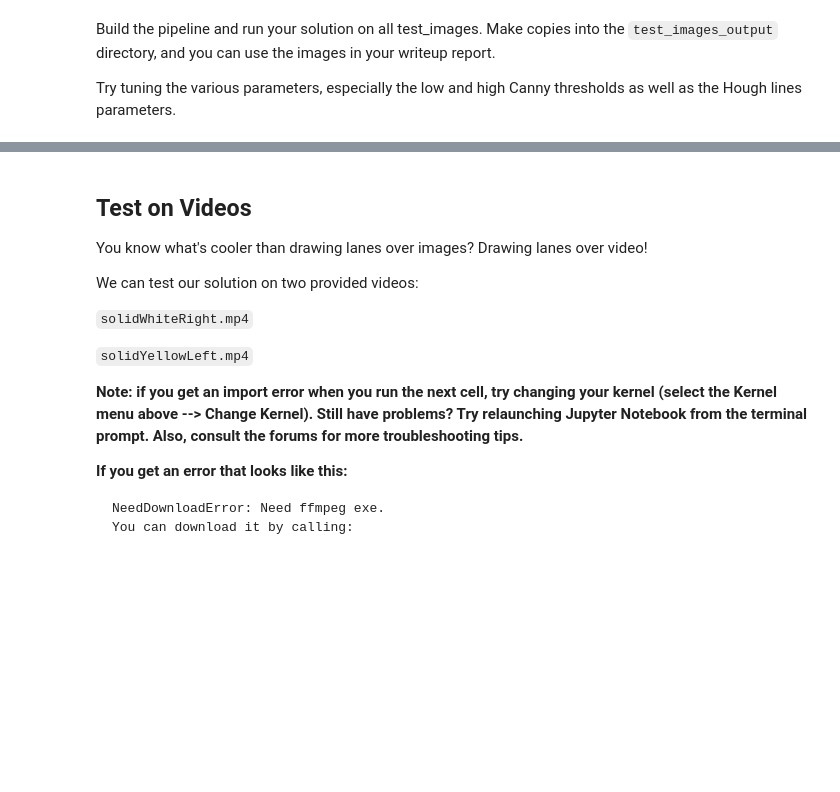
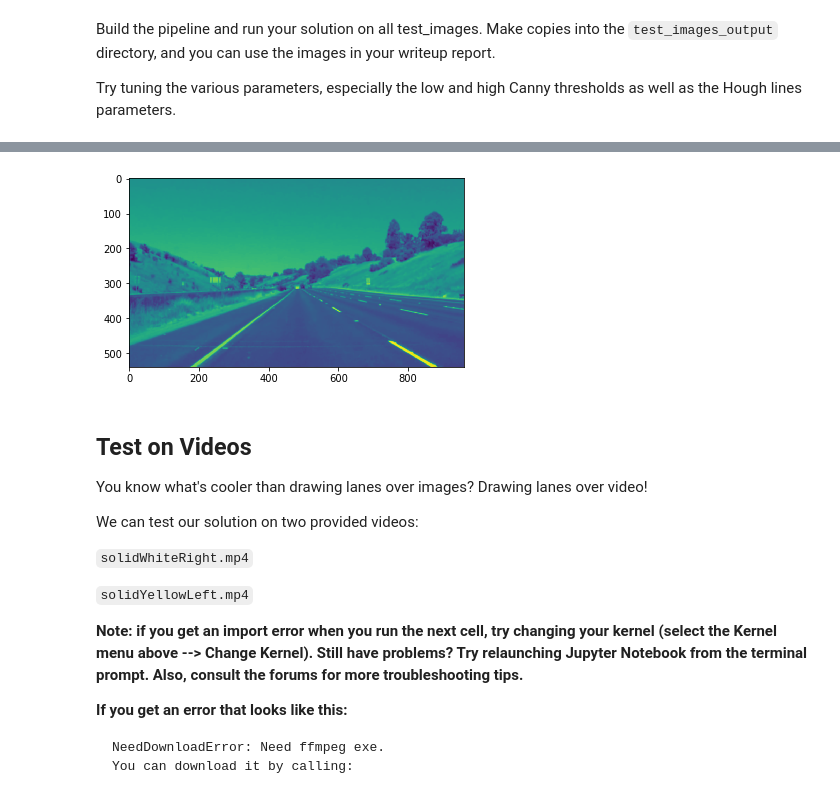
Before and after one commit to fouliex/SelfDrivingCarFindingLaneLine, a Jupyter notebook: P1.ipynb, the cells around one changed output, grey strips where cells are left out. Drawn from its saved outputs; the diff is of its cells as text; code cells hidden in the pictures; blank space fills up the shorter version.

Commit message:
Building the lane finding pipeline(Work in Progress)

```diff
--- a/P1.ipynb
+++ b/P1.ipynb
@@ -186,0 +195,77 @@ Try tuning the various parameters, especially the low and high Canny thresholds
+# %%
+# TODO: Build your pipeline that will draw lane lines on the test_images
+# then save them to the test_images_output directory.
+
+class HoughTransform:
+    # Distance resolution in pixels of the Hough grid
+    rho = 0
+    # Angular resolution in radians of the Hough grid
+    theta = 0
+    # Minimum number of votes which is the interections in Hough grid cell
+    threshold = 0
+    # Minimum number of pixels making up a line
+    min_line_length = 0
+    # Maximum gap in pixels between connectable line segments
+    max_line_gap = 0
+
+    def __init__(self,rho,theta,threshold,min_line_length,max_line_gap):
+        self.rho = rho
+        self.theta = theta
+        self.threshold = threshold
+        self.min_line_length = min_line_length
+        self.max_line_gap = max_line_gap
+
+    def get_rho(self):
+        return self.__rho
+
+
+
+def process_lane_finding(image_file_location,kernel_size,canny_low_threshold,canny_high_threshold,houghTransform):
+    print(houghTransform.rho)
+    print("Image File Location:" + image_file_location)
+
+    # Grayscale the image
+    image_file = mpimg.imread(image_file_location)
+    gray_image = grayscale(image_file)
+
+    # Apply a Gaussian smoothing with a kernel size
+    gaussian_smoothing_image = gaussian_blur(gray_image,kernel_size)
+
+    # Apply Canny transform
+    canny_edges = cv2.Canny(gaussian_smoothing_image,canny_low_threshold,canny_high_threshold)
+
+    # Apply masked edges image on the canny_edges
+    mask_edges = np.zeros_like(canny_edges)
+
+    # Create a four sided polygon to mask
+    image_shape = image_file.shape
+    vertices = np.array([[(0,image_shape[0]),(440, 320), (image_shape[1]-440, 320), (image_shape[1],image_shape[0])]], dtype=np.int32)
+    cv2.fillPoly(mask_edges, vertices,255)
+    masked_edges = cv2.bitwise_and(canny_edges, mask_edges)
+
+    #
+
+
+    plt.imshow(gaussian_smoothing_image)
+
+source_directory = "test_images/"
+destination_directory = "test_images_output/"
+kernel_size = 5
+canny_low_threshold = 50
+canny_high_threshold = 150
+
+# Hough Transform parameters
+rho =10
+theta = 5 * np.pi/180
+threshold = 60
+min_line_length =140
+max_line_gap =100
+
+
+hough = HoughTransform(rho,theta,threshold,min_line_length,max_line_gap)
+
+
+for file in os.listdir(source_directory):
+    if file.endswith(".jpg"):
+        process_lane_finding(source_directory + file,kernel_size,canny_low_threshold,canny_high_threshold,hough)
+# %% [output]
@@ -187,3 +284,4 @@ Try tuning the various parameters, especially the low and high Canny thresholds
+[figure, added]
 # %% [markdown]
 ## Test on Videos
 
```
Also changed, not shown: parts of 4 cells of this notebook.
